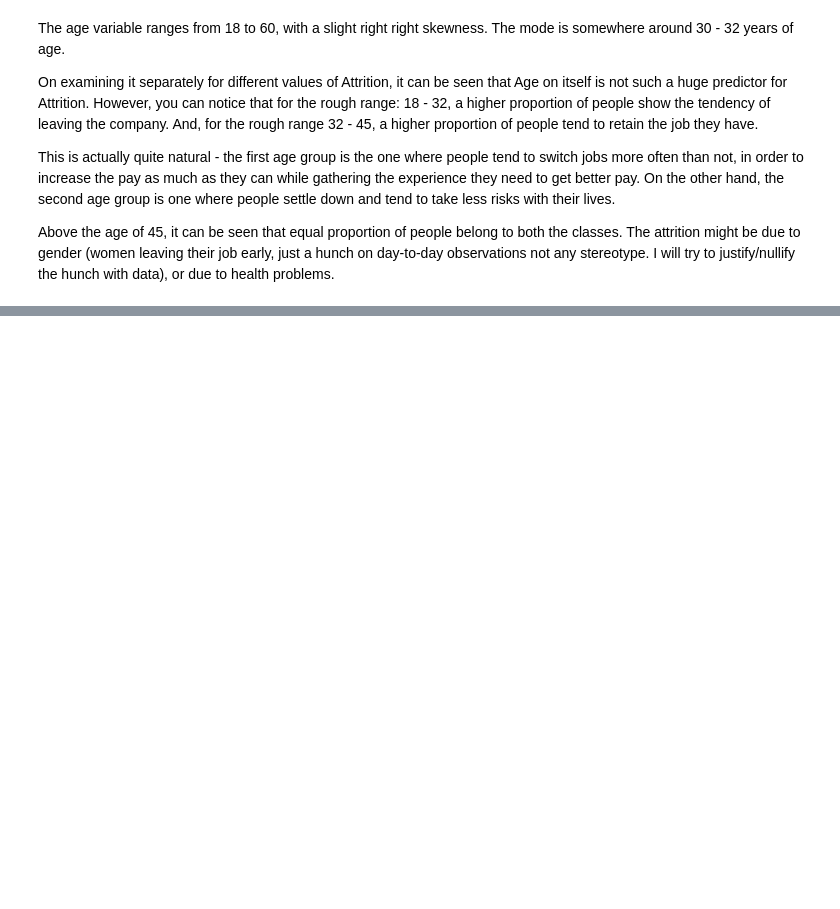
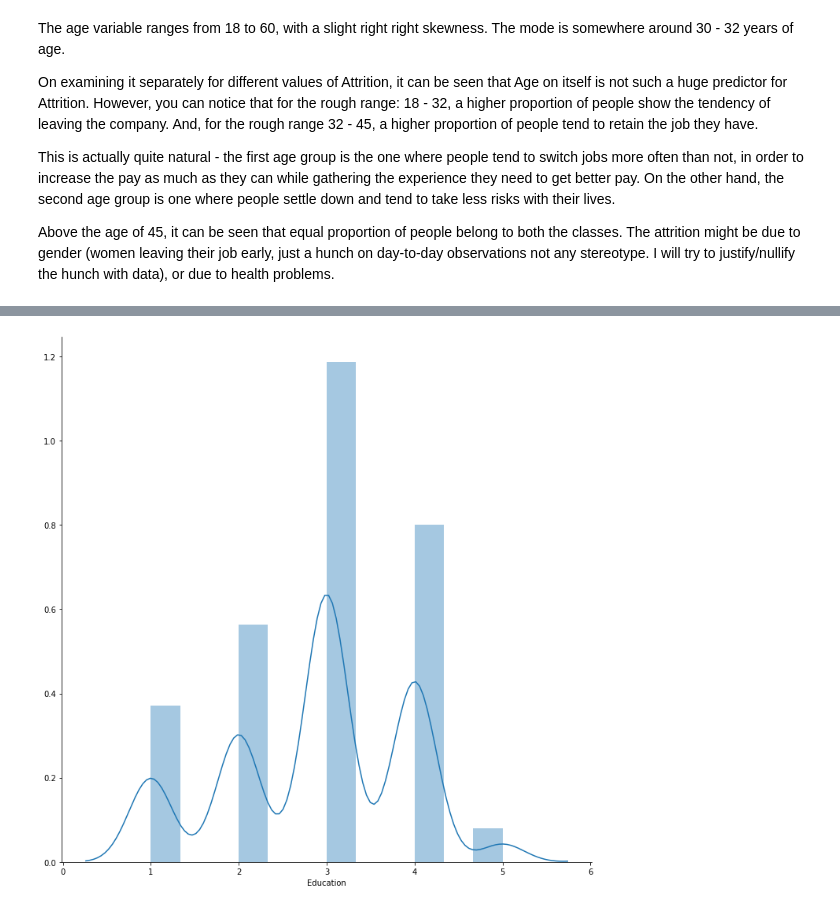
Before and after one commit to swaroop-nath/IBM-Employee-Attrition-Data-Analysis, a Jupyter notebook: eda_and_forecasting.ipynb, the cells around one changed output, grey strips where cells are left out. Cells and saved outputs as stored; diff of their text form; code cells hidden in the pictures; blank space fills up the shorter version.

```diff
--- a/eda_and_forecasting.ipynb
+++ b/eda_and_forecasting.ipynb
@@ -120,0 +151,4 @@ plot_distribution(numeric_data, numeric_predictors[1], with_hue = True)
+# %%
+plot_distribution(numeric_data, numeric_predictors[2])
+# %% [output]
+[figure, added]
```
Also changed, not shown: parts of 14 cells of this notebook.
